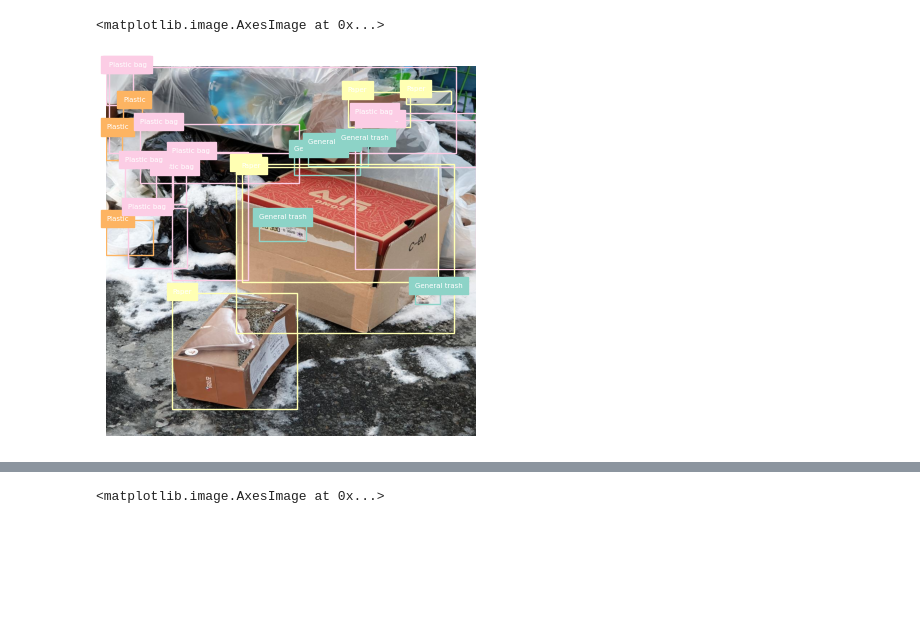
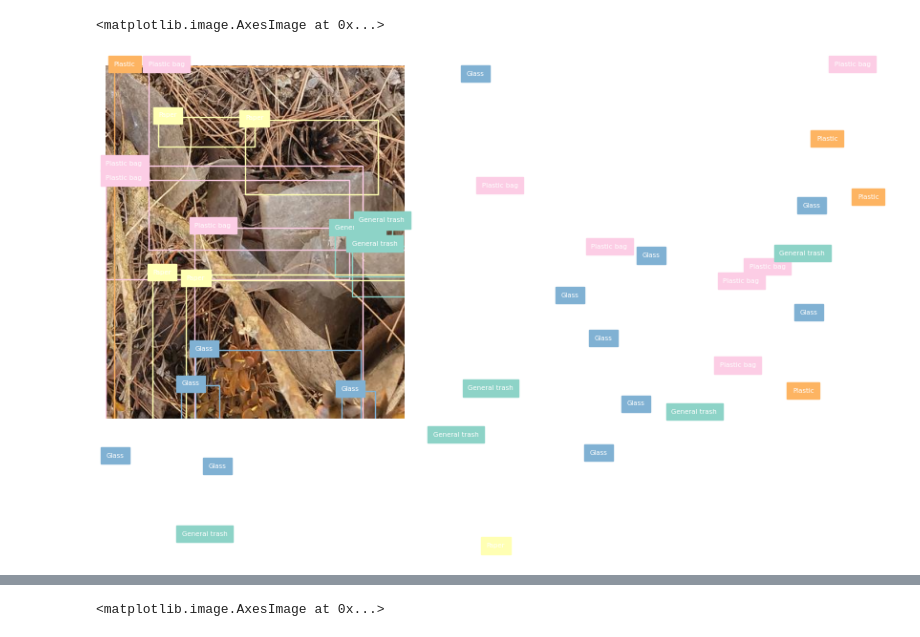
Before and after one commit to boostcampaitech7/level2-objectdetection-cv-20, a Jupyter notebook: mosaic.ipynb, the cells around one changed output, grey strips where cells are left out. Cells and saved outputs as stored; diff of their text form; code cells hidden in the pictures; blank space fills up the shorter version.

Commit message:
Feat : load_mosaic draft 추가

```diff
--- a/mosaic.ipynb
+++ b/mosaic.ipynb
@@ -8,8 +8,9 @@ import albumentations
 import torch
 import os, cv2
 import numpy as np
+import random
 
-dataset_dir = '../dataset'
+dataset_dir = './dataset'
 train_coco = COCO(os.path.join(dataset_dir, 'train.json'))
 test_coco = COCO(os.path.join(dataset_dir, 'test.json'))
 # %% [output]
@@ -91,17 +147,19 @@ class CustomDataset(Dataset):
 def get_train_transform():
     return albumentations.Compose([
         albumentations.Resize(1024, 1024),
-        albumentations.Flip(p=0.5),
+        albumentations.HorizontalFlip(p=0.5),
+        albumentations.VerticalFlip(p=0.5),
+        albumentations.BBoxSafeRandomCrop(p=0.5),
         ToTensorV2(p=1.0)
     ], bbox_params={'format': 'pascal_voc', 'label_fields': ['labels']})
 
 
 def get_valid_transform():
-    return A.Compose([
+    return albumentations.Compose([
         ToTensorV2(p=1.0)
     ], bbox_params={'format': 'pascal_voc', 'label_fields': ['labels']})
 # %%
-ds = CustomDataset(os.path.join(dataset_dir, 'train.json'), dataset_dir, transforms=get_train_transform())
+ds = CustomDataset(os.path.join(dataset_dir, 'train.json'), dataset_dir, transforms=get_train_transform(), mosaic=True)
 image, target, image_id = ds[5]
 # %% [output]
 loading annotations into memory...
@@ -111,25 +191,24 @@ index created!
 # %%
-
-img = image.cpu().numpy().transpose(1,2,0)
+img = image
 img = (img * 255).astype(np.uint8)
 fig, ax = plt.subplots(1)
 
 colors = {}
 for i, label in enumerate(target['labels']):
-    category_name = train_coco.loadCats(int(label))[0]['name']
+    category_name = target['label_names'][i]
 
     if category_name not in colors:
         colors[category_name] = plt.get_cmap('Set3')(label)
 
     x_min, y_min, x_max, y_max = target['boxes'][i]
 
     edgecolor = colors[category_name]
     rect = patches.Rectangle((x_min, y_min), x_max-x_min, y_max-y_min, linewidth=1, edgecolor=edgecolor, facecolor='none')
     ax.add_patch(rect)
     ax.text(x_min, y_min, category_name, color='white', fontsize=5, backgroundcolor=edgecolor)
 
 plt.axis('off')
 ax.imshow(img)
 # %% [output]
 <matplotlib.image.AxesImage at 0x...>
-[figure, old version]
+[figure, new version]
```
Also changed, not shown: parts of 5 cells of this notebook.
